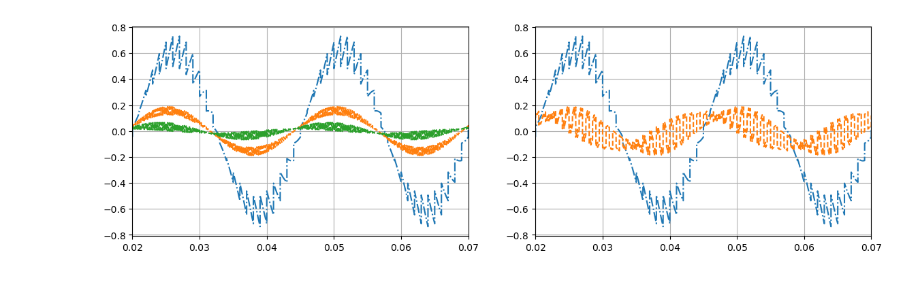
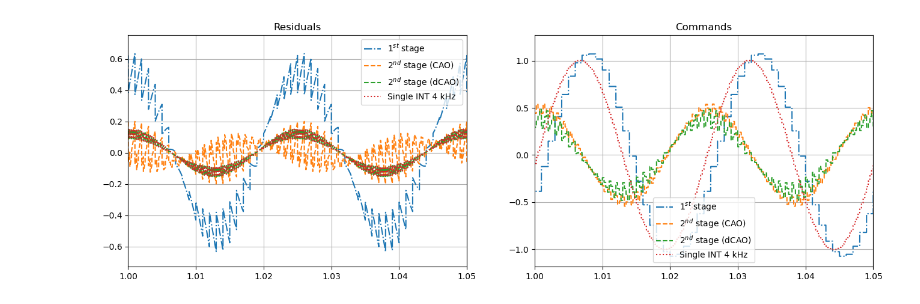
Before and after one commit to ArcetriAdaptiveOptics/ekarus, a Jupyter notebook: ekarus/notebooks/carolineEffect.ipynb, the cells around one changed output. Cells and saved outputs as stored; diff of their text form; code cells hidden in the pictures.

```diff
--- a/ekarus/notebooks/carolineEffect.ipynb
+++ b/ekarus/notebooks/carolineEffect.ipynb
@@ -238,28 +273,33 @@ plt.grid()
 # %%
 # Single integrator: 4 kHz
-out2,cmd2 = single_integrator(sinus, f2/fs, gain=1.0, delay=2)
+out2s,cmd2s = single_integrator(sinus, f2/fs, gain=gg, delay=dd)
 
-# Single integrator: 4 kHz
-out2double,cmd2double = single_integrator(sinus, f2/fs, gain=1.0, delay=2)
-out2double,cmd2double = single_integrator(out2double, f2/fs, gain=1.0, delay=2)
 
 # Second stage integrator: 4 kHz + compensation
-out2c,cmd2c = single_integrator(out1+cmd1, f2/fs, gain=1.0, delay=2)
+out2c,cmd2c = single_integrator(out1, f2/fs, gain=gg, delay=dd, cmd_offset=-cmd1)
+# out1_dcao = out1.copy()
+# out1_dcao[int(2/(f1/fs)):] += cmd1[:-int(2/(f1/fs))]
+# out2c,cmd2c = single_integrator(out1_dcao, f2/fs, gain=1.0, delay=2)
 
 
-plt.figure(figsize=(14,4))
+plt.figure(figsize=(16,5))
+plt.subplot(1,2,2)
+plt.plot(tvec,cmd1,'-.',label=r'$1^{st}$ stage')
+plt.plot(tvec,cmd2,'--',label=r'$2^{nd}$ stage (CAO)')
+plt.plot(tvec,cmd2c,'--',label=r'$2^{nd}$ stage (dCAO)')
+plt.plot(tvec,cmd2s,':',label='Single INT 4 kHz')
+plt.title('Commands')
+plt.xlim([1,1+2/freq_in])
+plt.legend(loc='lower center')
+plt.grid()
 plt.subplot(1,2,1)
-# plt.plot(tvec,cmd1)
-plt.plot(tvec,out1,'-.')
-plt.plot(tvec,out2,'--')
-plt.plot(tvec,out2double,'--')
-plt.xlim([0.02,0.02+2/freq_in])
+plt.plot(tvec,out1,'-.',label=r'$1^{st}$ stage')
+plt.plot(tvec,out2,'--',label=r'$2^{nd}$ stage (CAO)')
+plt.plot(tvec,out2c,'--',label=r'$2^{nd}$ stage (dCAO)')
+plt.plot(tvec,out2s,':',label='Single INT 4 kHz')
+plt.title('Residuals')
+plt.xlim([1,1+2/freq_in])
+plt.legend(loc='upper right')
 plt.grid()
-plt.subplot(1,2,2)
-# plt.plot(tvec,cmd1)
-plt.plot(tvec,out1,'-.')
-plt.plot(tvec,out2c,'--')
-plt.xlim([0.02,0.02+2/freq_in])
-plt.grid()
 # %% [output]
-[figure, old version]
+[figure, new version]
```
Also changed, not shown: parts of 4 cells of this notebook, 5 other files.
